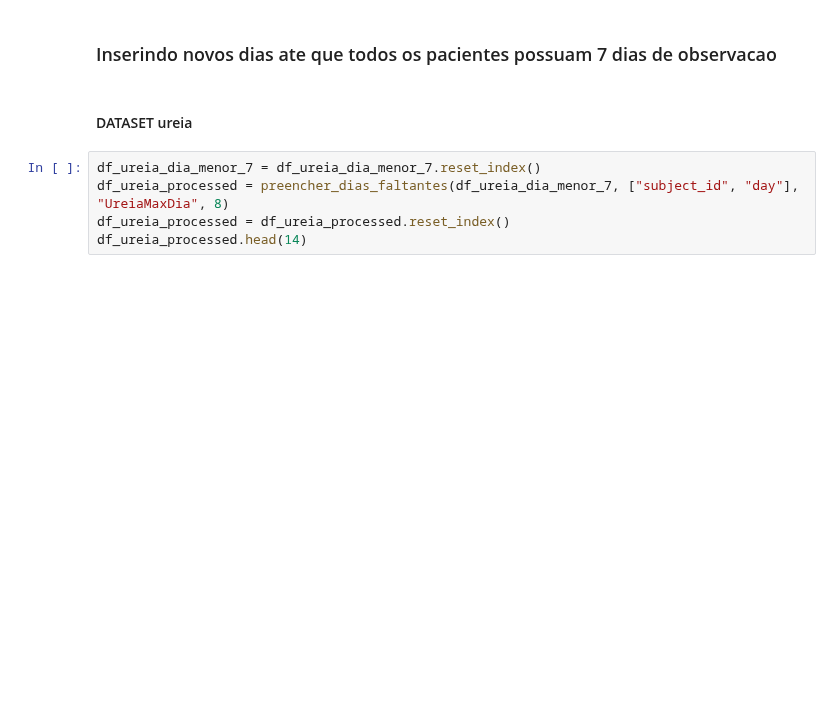
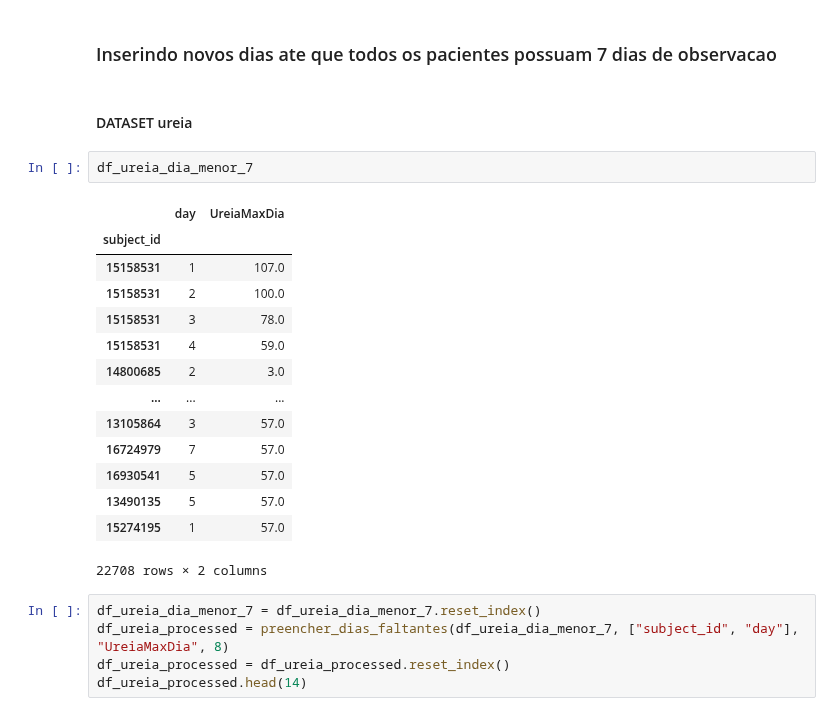
Before and after one commit to igorssant/TCC-Comparacao-de-Modelos-de-ML-nao-Supervisionados, a Jupyter notebook: src/limpeza_e_manutencao.ipynb, the cells around one changed output. Saved outputs shown, nothing was run; the diff lists cells and outputs as text; blank space fills up the shorter version.

```diff
--- a/src/limpeza_e_manutencao.ipynb
+++ b/src/limpeza_e_manutencao.ipynb
@@ -131,6 +132,23 @@ Name: count, dtype: int64
 ### Inserindo novos dias ate que todos os pacientes possuam 7 dias de observacao
 # %% [markdown]
 #### DATASET ureia
+# %%
+df_ureia_dia_menor_7
+# %% [output]
+|  | day | UreiaMaxDia |
+| subject_id |  |  |
+| 15158531 | 1 | 107.0 |
+| 15158531 | 2 | 100.0 |
+| 15158531 | 3 | 78.0 |
+| 15158531 | 4 | 59.0 |
+| 14800685 | 2 | 3.0 |
+| ... | ... | ... |
+| 13105864 | 3 | 57.0 |
+| 16724979 | 7 | 57.0 |
+| 16930541 | 5 | 57.0 |
+| 13490135 | 5 | 57.0 |
+| 15274195 | 1 | 57.0 |
+22708 rows × 2 columns
 # %%
 df_ureia_dia_menor_7 = df_ureia_dia_menor_7.reset_index()
 df_ureia_processed = preencher_dias_faltantes(df_ureia_dia_menor_7, ["subject_id", "day"], "UreiaMaxDia", 8)
```
Also changed, not shown: parts of 6 cells of this notebook, 2 other files.
